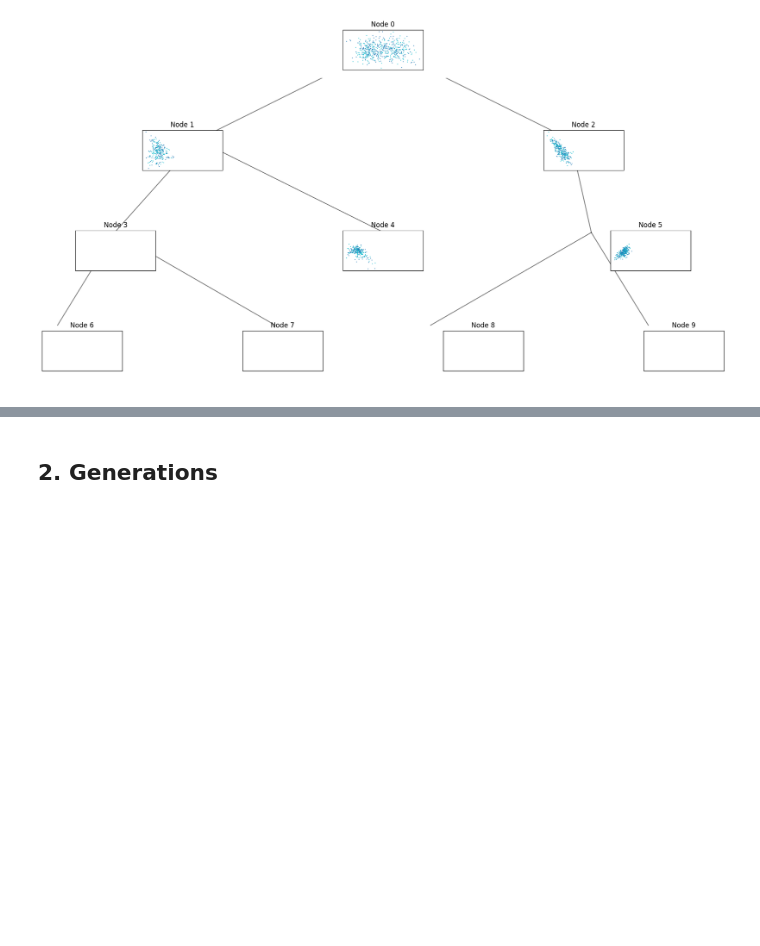
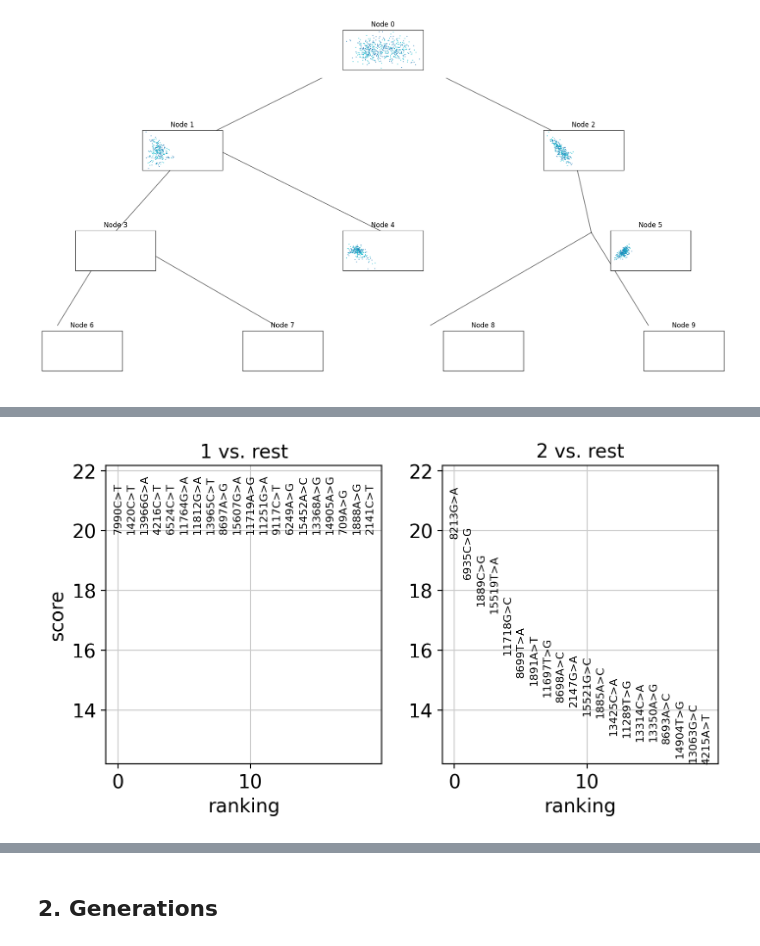
Before and after one commit to juychen/treevaerient, a Jupyter notebook: tree_exploration_SNP.ipynb, the cells around one changed output, grey strips where cells are left out. Drawn from its saved outputs; the diff is of its cells as text; code cells hidden in the pictures; blank space fills up the shorter version.

```diff
--- a/tree_exploration_SNP.ipynb
+++ b/tree_exploration_SNP.ipynb
@@ -168,0 +316,4 @@ data_tree
+# %%
+sc.pl.rank_genes_groups(adata)
+# %% [output]
+[figure, added]
```
Also changed, not shown: parts of 27 cells of this notebook, 1 other file.
